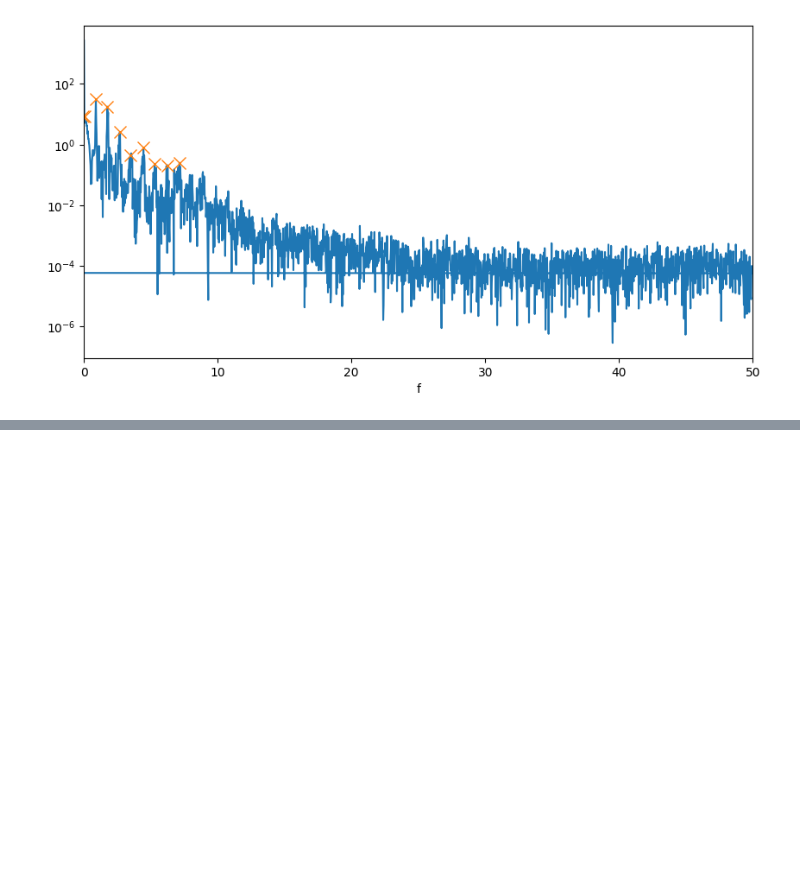
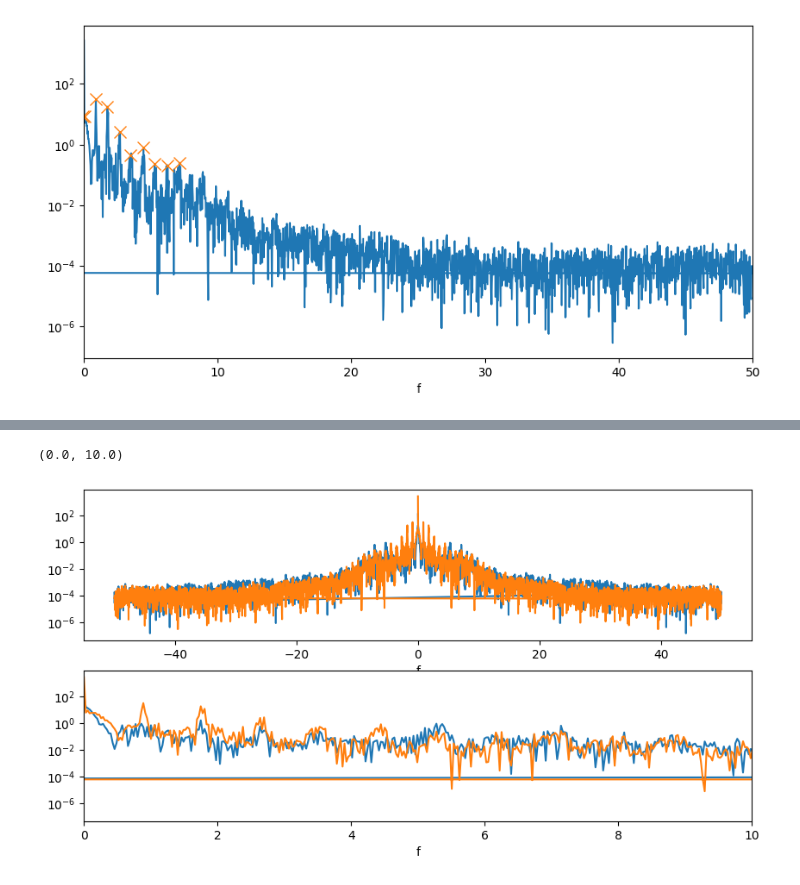
Before and after one commit to sebastlop/series-temporales-machine-learning, a Jupyter notebook: Apuntes/Tema-4/Tema-4-analisis-fourier.ipynb, the cells around one changed output, grey strips where cells are left out. Cells and saved outputs as stored; diff of their text form; code cells hidden in the pictures; blank space fills up the shorter version.

```diff
--- a/Apuntes/Tema-4/Tema-4-analisis-fourier.ipynb
+++ b/Apuntes/Tema-4/Tema-4-analisis-fourier.ipynb
@@ -254,0 +189,14 @@ array([ 6.25      ,  2.56410256,  1.96078431,  1.36986301,  1.14942529,
+# %%
+spectral_density_y = np.abs(np.fft.fft(new_signal_y, axis=0, norm='ortho'))**2
+freqs = np.fft.fftfreq(new_grid.shape[0], delta_t)
+fig, axs = plt.subplots(2,1,figsize=(10,5))
+axs[0].set_xlabel('f')
+axs[0].semilogy(freqs,spectral_density_y)
+axs[0].semilogy(freqs,spectral_density)
+axs[1].set_xlabel('f')
+axs[1].semilogy(freqs,spectral_density_y)
+axs[1].semilogy(freqs,spectral_density)
+axs[1].set_xlim(0,10)
+# %% [output]
+(0.0, 10.0)
+[figure, added]
```
Also changed, not shown: parts of 16 cells of this notebook, 1 other file.
